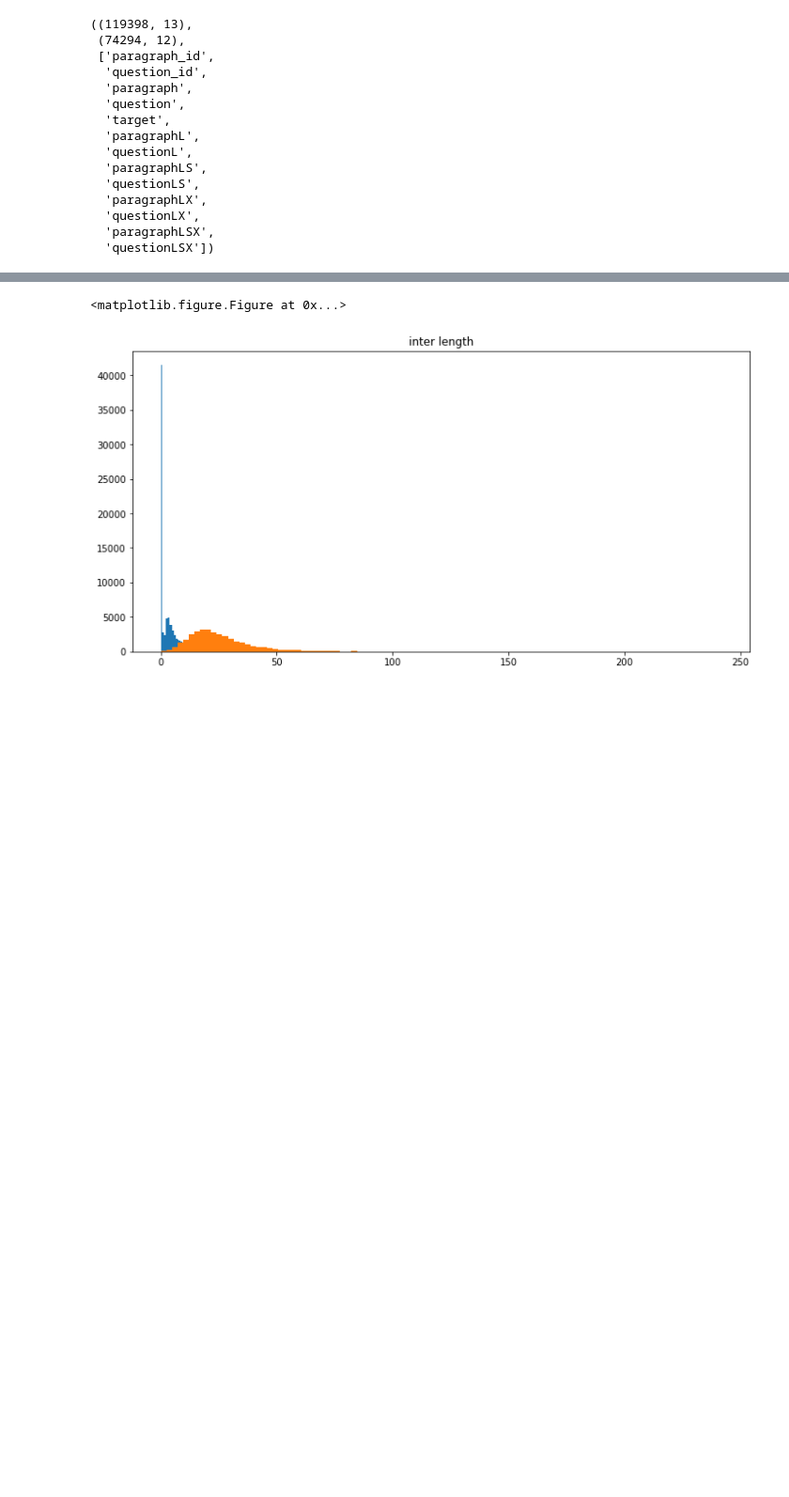
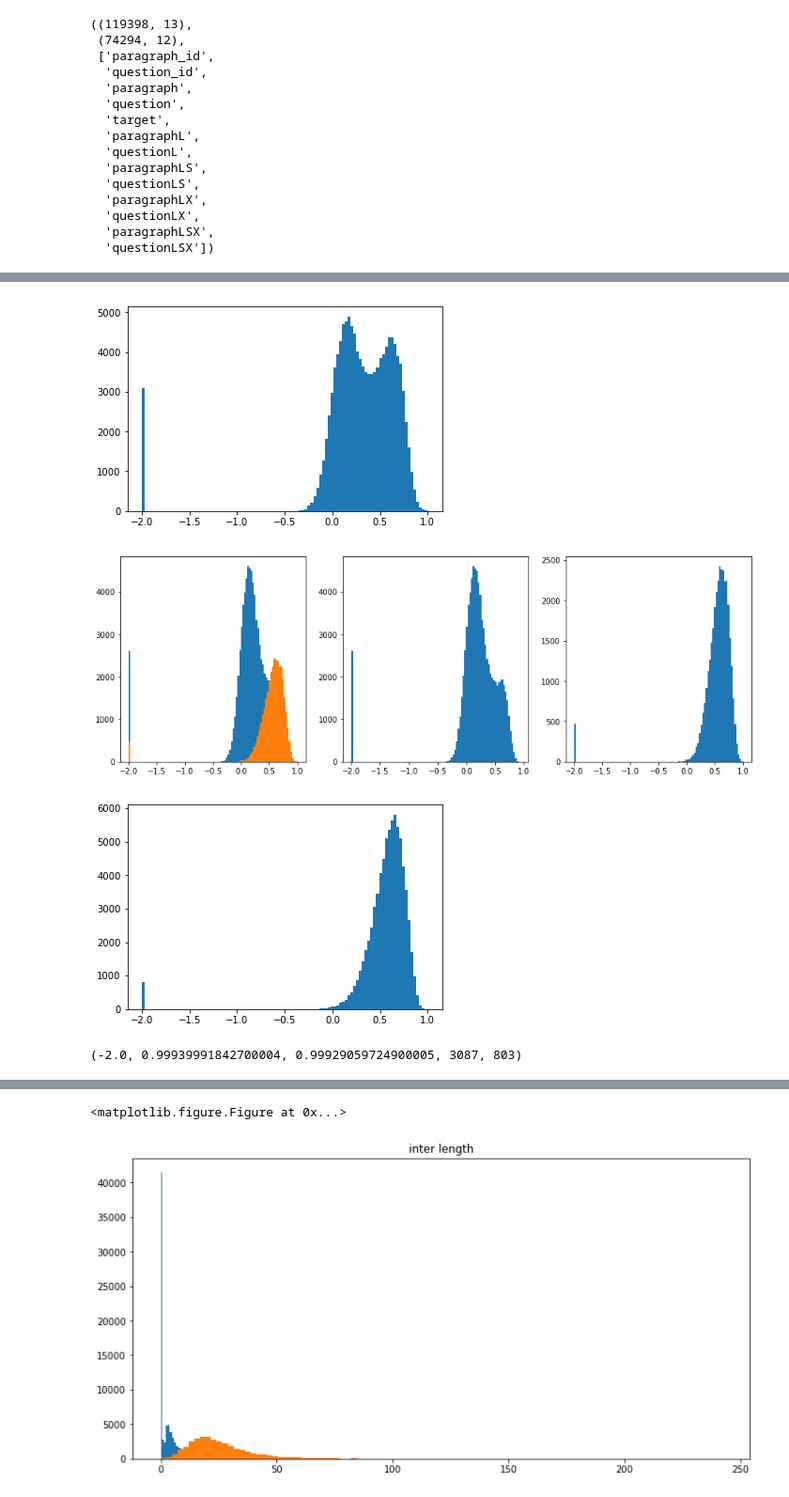
Before and after one commit to SorokinV/SberBank-2017-09-A, a Jupyter notebook: Jupyter/exp-baseline.ipynb, the cells around one changed output, grey strips where cells are left out. Shown at 94% size. Drawn from its saved outputs; the diff is of its cells as text; code cells hidden in the pictures; blank space fills up the shorter version.

```diff
--- a/Jupyter/exp-baseline.ipynb
+++ b/Jupyter/exp-baseline.ipynb
@@ -214,6 +239,24 @@ if 0 :
     dftest.to_csv ("../Work/test_task1_compute.csv",index=False)
 if 1 :
     dftrain, dftest = pd.read_csv("../Work/train_task1_compute.csv"), pd.read_csv("../Work/test_task1_compute.csv")
+# %%
+plt.hist(dftrain.w2v_pqf,bins=100); plt.show()
+plt.figure(figsize=(15,5))
+plt.subplot(131);
+plt.hist(dftrain.w2v_pqf[dftrain.target==0],bins=100);
+plt.hist(dftrain.w2v_pqf[dftrain.target==1],bins=100);
+plt.subplot(132);
+plt.hist(dftrain.w2v_pqf[dftrain.target==0],bins=100);
+plt.subplot(133);
+plt.hist(dftrain.w2v_pqf[dftrain.target==1],bins=100);
+plt.show()
+plt.hist(dftest.w2v_pqf,bins=100); plt.show()
+dftrain.w2v_pqf.min(),dftrain.w2v_pqf.max(),dftest.w2v_pqf.max(), len(dftrain[dftrain.w2v_pqf==-2]), len(dftest[dftest.w2v_pqf==-2])
+# %% [output]
+[figure, added]
+[figure, added]
+[figure, added]
+(-2.0, 0.99939991842700004, 0.99929059724900005, 3087, 803)
 # %%
 dftrain.shape,dftest.shape
 # %% [output]
```
Also changed, not shown: parts of 23 cells of this notebook, 4 other files.
